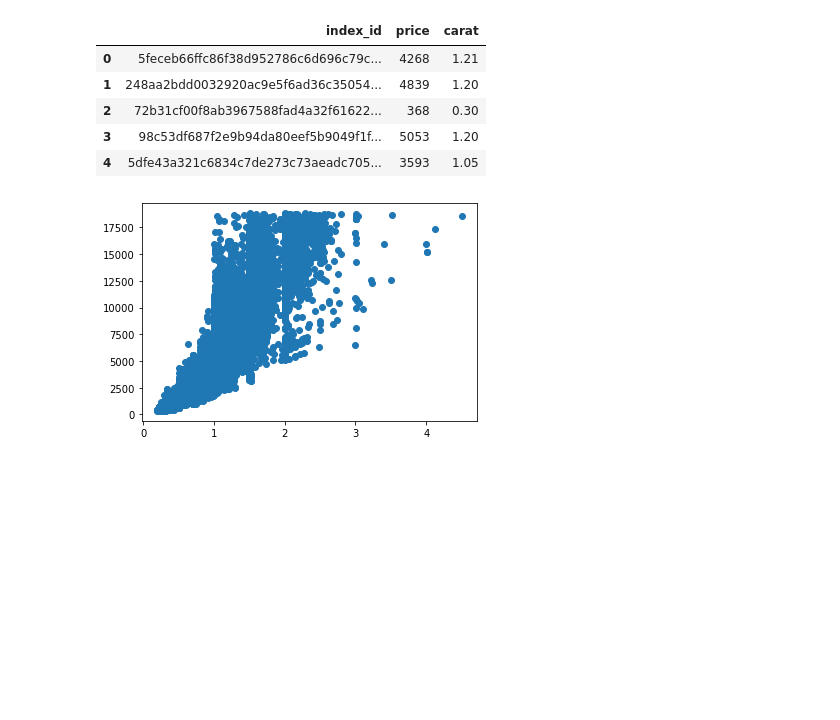
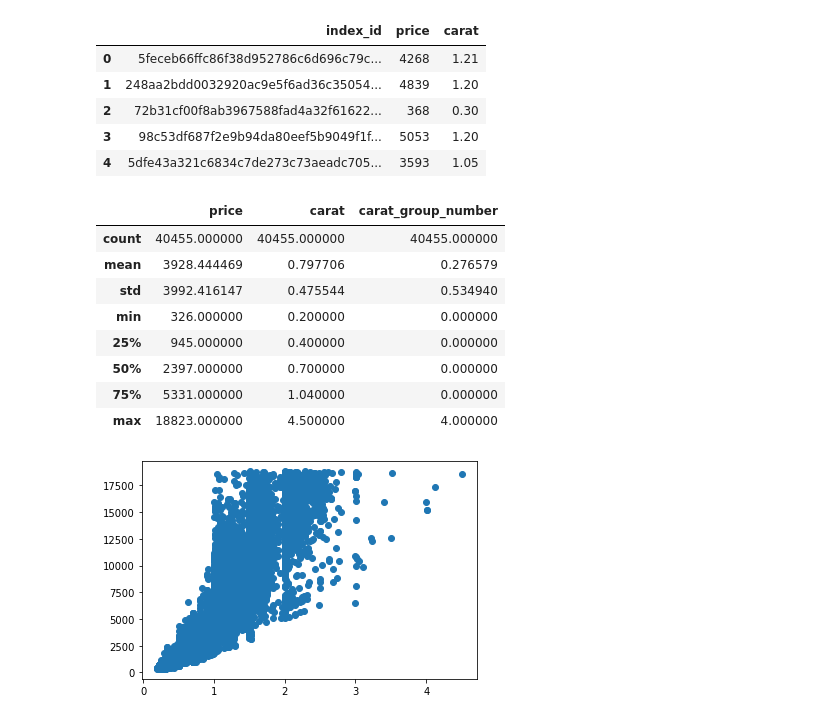
Before and after one commit to guiston04/Challenges, a Jupyter notebook: EDA diamonds/eda_diamonds.ipynb, the cells around one changed output. Cells and saved outputs as stored; diff of their text form; code cells hidden in the pictures; blank space fills up the shorter version.

```diff
--- a/EDA diamonds/eda_diamonds.ipynb
+++ b/EDA diamonds/eda_diamonds.ipynb
@@ -223,6 +223,18 @@ df_pc.head()
 | 2 | 72b31cf00f8ab3967588fad4a32f61622... | 368 | 0.30 |
 | 3 | 98c53df687f2e9b94da80eef5b9049f1f... | 5053 | 1.20 |
 | 4 | 5dfe43a321c6834c7de273c73aeadc705... | 3593 | 1.05 |
+# %%
+df_pc.describe()
+# %% [output]
+|  | price | carat | carat_group_number |
+| count | 40455.000000 | 40455.000000 | 40455.000000 |
+| mean | 3928.444469 | 0.797706 | 0.276579 |
+| std | 3992.416147 | 0.475544 | 0.534940 |
+| min | 326.000000 | 0.200000 | 0.000000 |
+| 25% | 945.000000 | 0.400000 | 0.000000 |
+| 50% | 2397.000000 | 0.700000 | 0.000000 |
+| 75% | 5331.000000 | 1.040000 | 0.000000 |
+| max | 18823.000000 | 4.500000 | 4.000000 |
 # %%
 x = df_pc['carat']
 y = df_pc['price']
```
Also changed, not shown: parts of 6 cells of this notebook, 8 other files.
